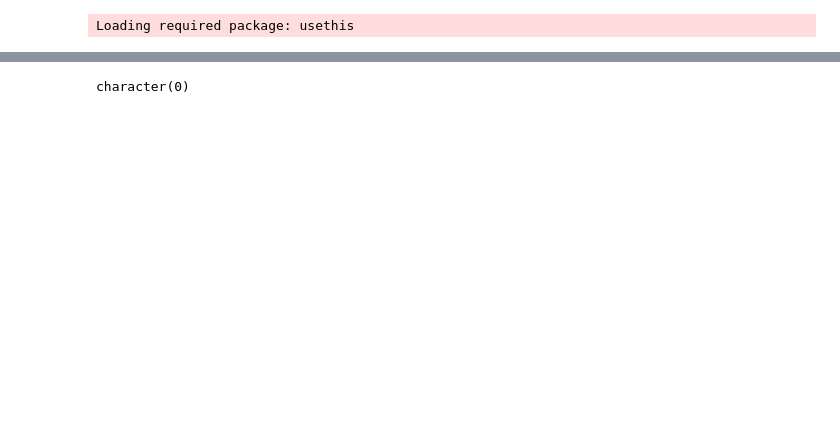
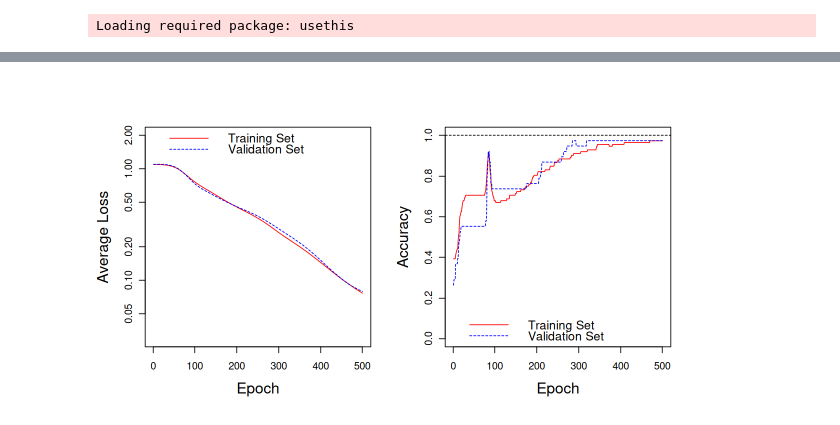
Before and after one commit to Greg-Hallenbeck/easy.mlp, a Jupyter notebook: Examples.ipynb, the cells around one changed output, grey strips where cells are left out. Cells and saved outputs as stored; diff of their text form; code cells hidden in the pictures; blank space fills up the shorter version.

```diff
--- a/Examples.ipynb
+++ b/Examples.ipynb
@@ -34,4 +21,11 @@ ERROR: Error in create.mlp(Species ~ ., data = iris, hidden = c(5, 5, 5), type =
-# %%
-ls("package:easy.mlp")
-# %% [output]
-character(0)
+# %%
+# This line can be run multiple times to train another 1,000 epochs
+net <- train(net, 500)
+# %%
+par(mfrow=c(1,2))
+options(repr.plot.width=10, repr.plot.height=5.5)
+
+plot(net, ylim=c(0.03, 2))
+plot(net, metric="accuracy", ylim=c(0,1))
+# %% [output]
+[figure, added]
```
Also changed, not shown: parts of 8 cells of this notebook, 12 other files.
